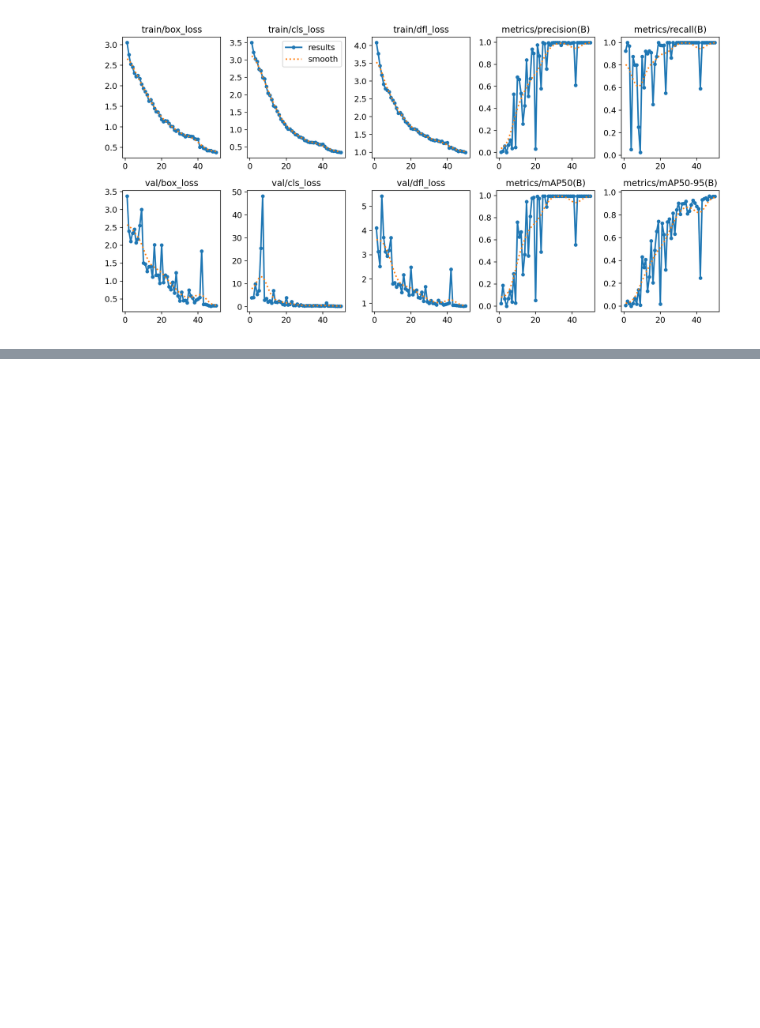
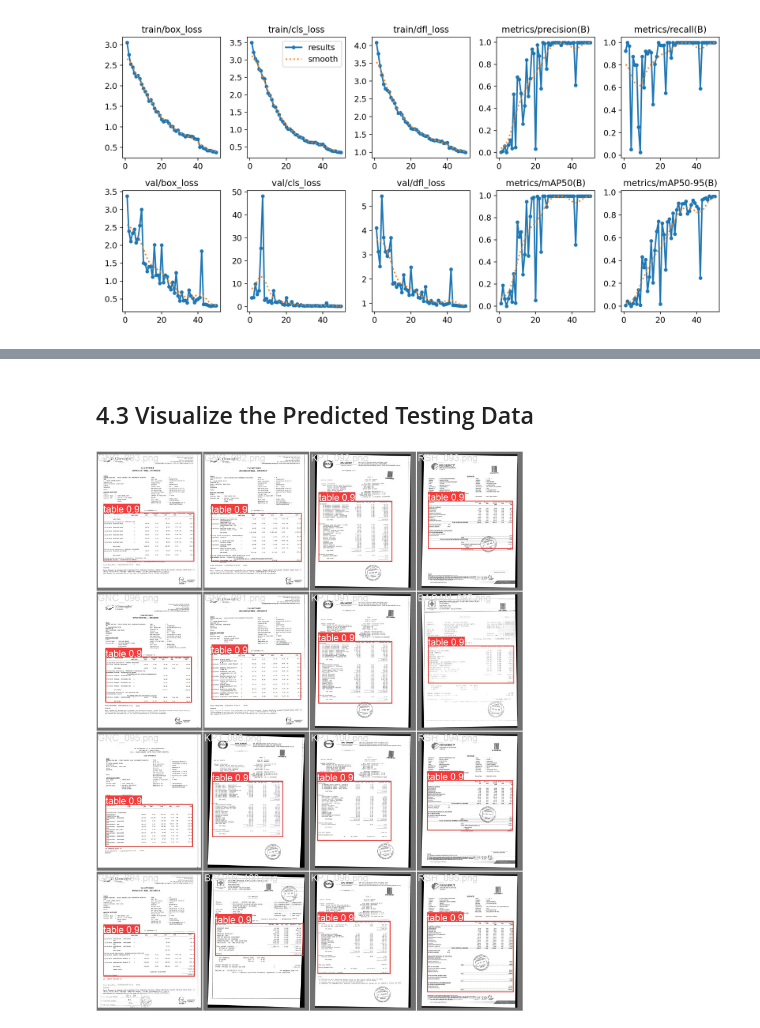
Before and after one commit to Jacky0111/Itemized-Billing, a Jupyter notebook: yolov8.ipynb, the cells around one changed output, grey strips where cells are left out. Drawn from its saved outputs; the diff is of its cells as text; code cells hidden in the pictures; blank space fills up the shorter version.

```diff
--- a/yolov8.ipynb
+++ b/yolov8.ipynb
@@ -119,0 +129,6 @@ Image(filename=f'{str(results.save_dir)}/results.png', width=1000)
+# %% [markdown]
+## 4.3 Visualize the Predicted Testing Data
+# %%
+Image(filename=f'{str(results.save_dir)}/val_batch0_pred.jpg', width=900)
+# %% [output]
+[figure, added]
```
Also changed, not shown: parts of 8 cells of this notebook.
